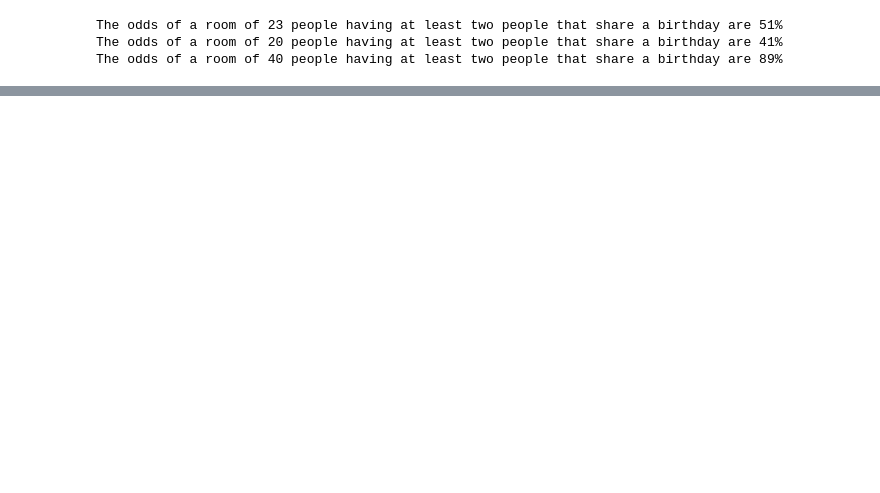
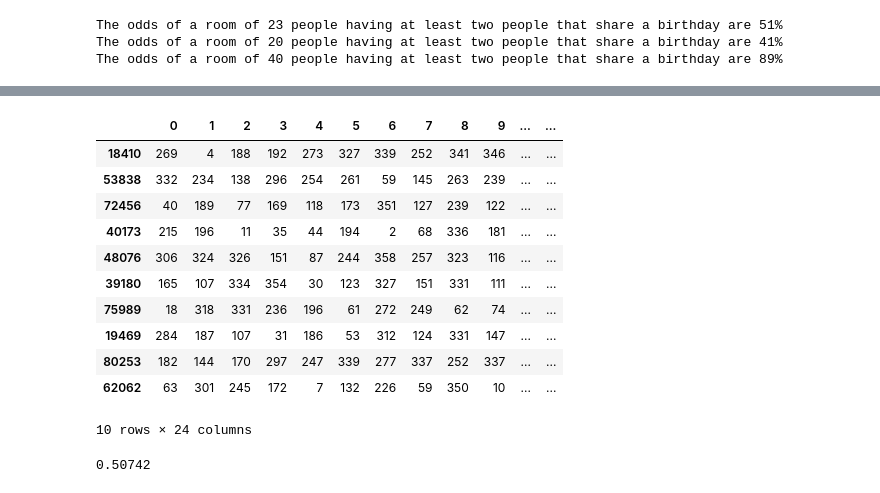
Before and after one commit to brianclements03/statistics-exercises, a Jupyter notebook: simulation.ipynb, the cells around one changed output, grey strips where cells are left out. Saved outputs shown, nothing was run; the diff lists cells and outputs as text; code cells hidden in the pictures; blank space fills up the shorter version.

Commit message:
update simulations exercise

```diff
--- a/simulation.ipynb
+++ b/simulation.ipynb
@@ -524,0 +571,25 @@ The odds of a room of 40 people having at least two people that share a birthday
+# %%
+nrows = 100_000 # set rows to number of simulations
+ncols = 23  # set columns to number of people in each simulation
+
+# create array with each value representing the numbered day of the year that person was born on. (This ignores leap years)
+# reshape the aray into trial groups
+sightings = np.random.choice([r for r in range(366)], nrows * ncols).reshape(nrows, ncols)
+
+# convert to data frame
+df = pd.DataFrame(sightings)
+df['matching_birthdays'] = df.nunique(axis=1) < ncols
+df.sample(10)
+# %% [output]
+|  | 0 | 1 | 2 | 3 | 4 | 5 | 6 | 7 | 8 | 9 | ... | ... |
+| 18410 | 269 | 4 | 188 | 192 | 273 | 327 | 339 | 252 | 341 | 346 | ... | ... |
+| 53838 | 332 | 234 | 138 | 296 | 254 | 261 | 59 | 145 | 263 | 239 | ... | ... |
+| 72456 | 40 | 189 | 77 | 169 | 118 | 173 | 351 | 127 | 239 | 122 | ... | ... |
+| 40173 | 215 | 196 | 11 | 35 | 44 | 194 | 2 | 68 | 336 | 181 | ... | ... |
+| 48076 | 306 | 324 | 326 | 151 | 87 | 244 | 358 | 257 | 323 | 116 | ... | ... |
+| 39180 | 165 | 107 | 334 | 354 | 30 | 123 | 327 | 151 | 331 | 111 | ... | ... |
+| 75989 | 18 | 318 | 331 | 236 | 196 | 61 | 272 | 249 | 62 | 74 | ... | ... |
+| 19469 | 284 | 187 | 107 | 31 | 186 | 53 | 312 | 124 | 331 | 147 | ... | ... |
+| 80253 | 182 | 144 | 170 | 297 | 247 | 339 | 277 | 337 | 252 | 337 | ... | ... |
+| 62062 | 63 | 301 | 245 | 172 | 7 | 132 | 226 | 59 | 350 | 10 | ... | ... |
+10 rows × 24 columns
@@ -524,0 +598,4 @@ The odds of a room of 40 people having at least two people that share a birthday
+# %%
+matching_birthdays
+# %% [output]
+0.50742
```
Also changed, not shown: parts of 45 cells of this notebook.
